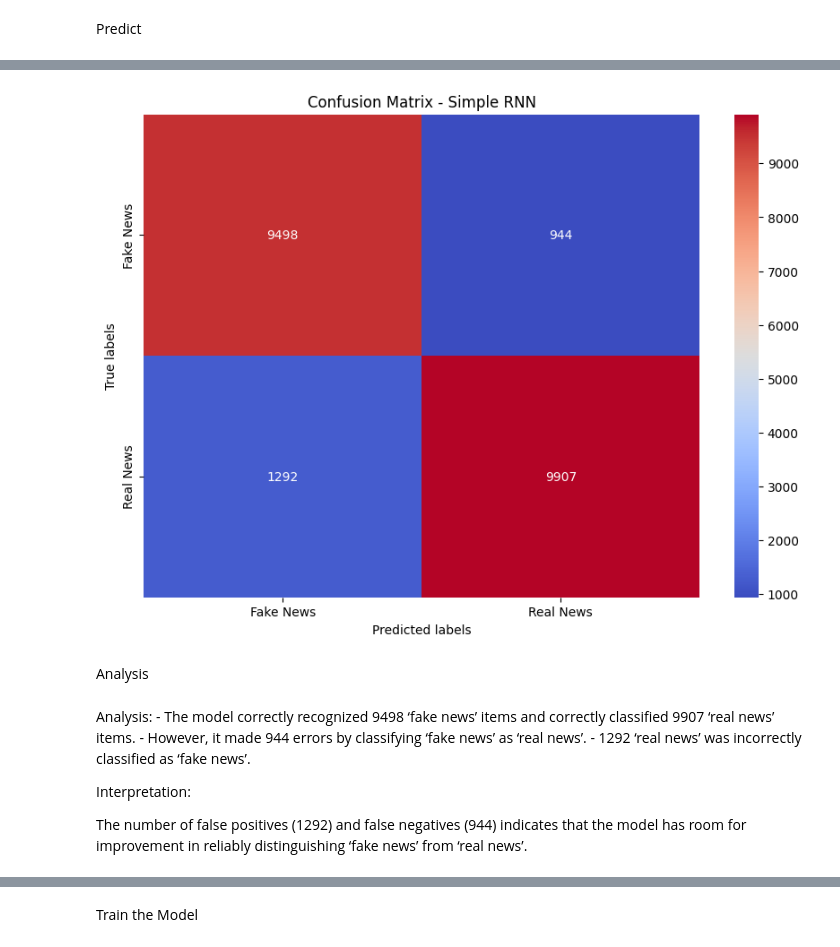
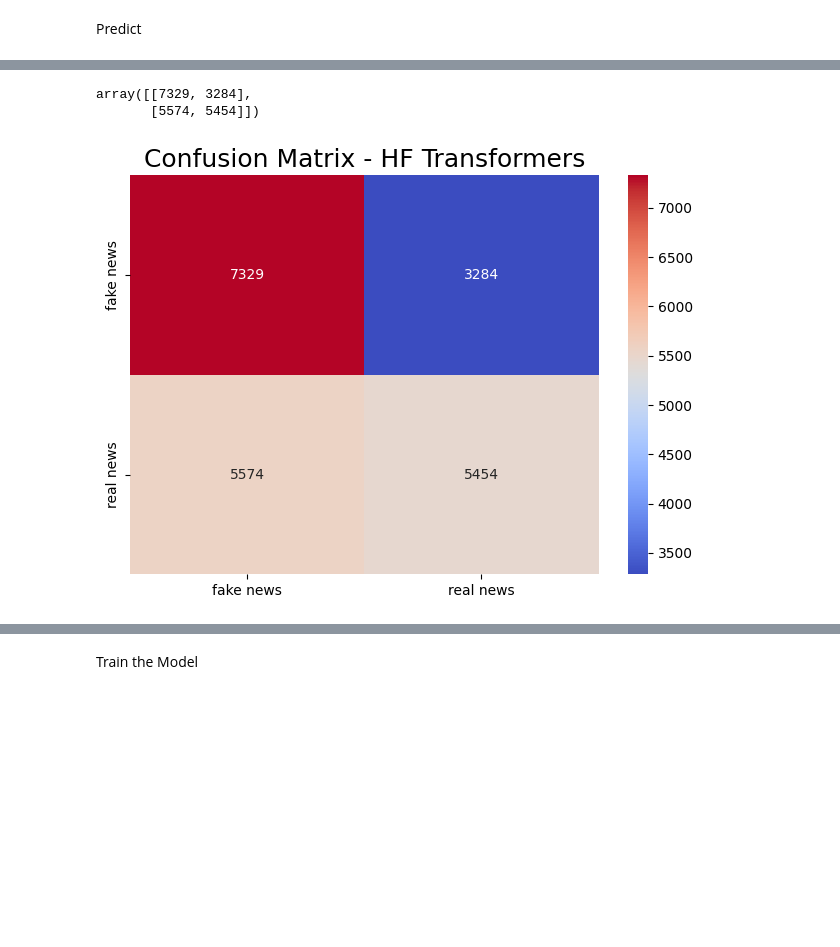
Before and after one commit to namrata1104/Fake_news_detection, a Jupyter notebook: notebooks/fakenews-jarrod.ipynb, the cells around one changed output, grey strips where cells are left out. Saved outputs shown, nothing was run; the diff lists cells and outputs as text; code cells hidden in the pictures; blank space fills up the shorter version.

Commit message:
Updated notebook and saved .h5 models

```diff
--- a/notebooks/fakenews-jarrod.ipynb
+++ b/notebooks/fakenews-jarrod.ipynb
@@ -363,7 +384,7 @@ Test Accuracy: 0.90
 Predict
 # %%
 # Generate predictions
-y_pred_prob_1 = rnn_model_1.predict(X_test)
+y_pred_prob_1 = rnn_model_1.predict(X_test_padded)
 # Convert probabs to 0 or 1
 y_pred_1 = (y_pred_prob_1 > 0.5).astype(int)
 # %% [output]
@@ -401,32 +422,17 @@ weighted avg       0.90      0.90      0.90     21641
 # Calculate the confusion matrix
 cm_1 = confusion_matrix(y_test, y_pred_1)
 # %%
-# Plot the confusion matrix
-plt.figure(figsize=(10, 7))
-ax = sns.heatmap(cm_1, annot=True, fmt="d", cmap="coolwarm", cbar=True)
-
-# Set axis labels and title
-ax.set_xlabel('Predicted labels')
-ax.set_ylabel('True labels')
-ax.set_title('Confusion Matrix - Simple RNN')
-
-# Set custom tick labels
-ax.xaxis.set_ticklabels(['Fake News', 'Real News'])
-ax.yaxis.set_ticklabels(['Fake News', 'Real News'])
-
-# Show the plot
-plt.show()
+cm_1
 # %% [output]
-[figure, removed]
+array([[7329, 3284],
+       [5574, 5454]])
-# %% [markdown]
-Analysis
-# %% [markdown]
-Analysis:
-	- The model correctly recognized 9498 ‘fake news’ items and correctly classified 9907 ‘real news’ items.
-	- However, it made 944 errors by classifying ‘fake news’ as ‘real news’.
-	- 1292 ‘real news’ was incorrectly classified as ‘fake news’.
-
-Interpretation:
-
-The number of false positives (1292) and false negatives (944) indicates that the model has room for improvement in reliably distinguishing ‘fake news’ from ‘real news’.
+# %%
+ax = sns.heatmap(cm_1, annot=True, cmap="coolwarm", fmt="d", cbar=True)
+ax.xaxis.set_ticklabels(['fake news','real news'])
+ax.yaxis.set_ticklabels(['fake news','real news'])
+ax.set_title('Confusion Matrix - HF Transformers',fontsize=18)
+
+plt.tight_layout()
+# %% [output]
+[figure, added]
 # %%
```
Also changed, not shown: parts of 115 cells of this notebook, 7 other files.
